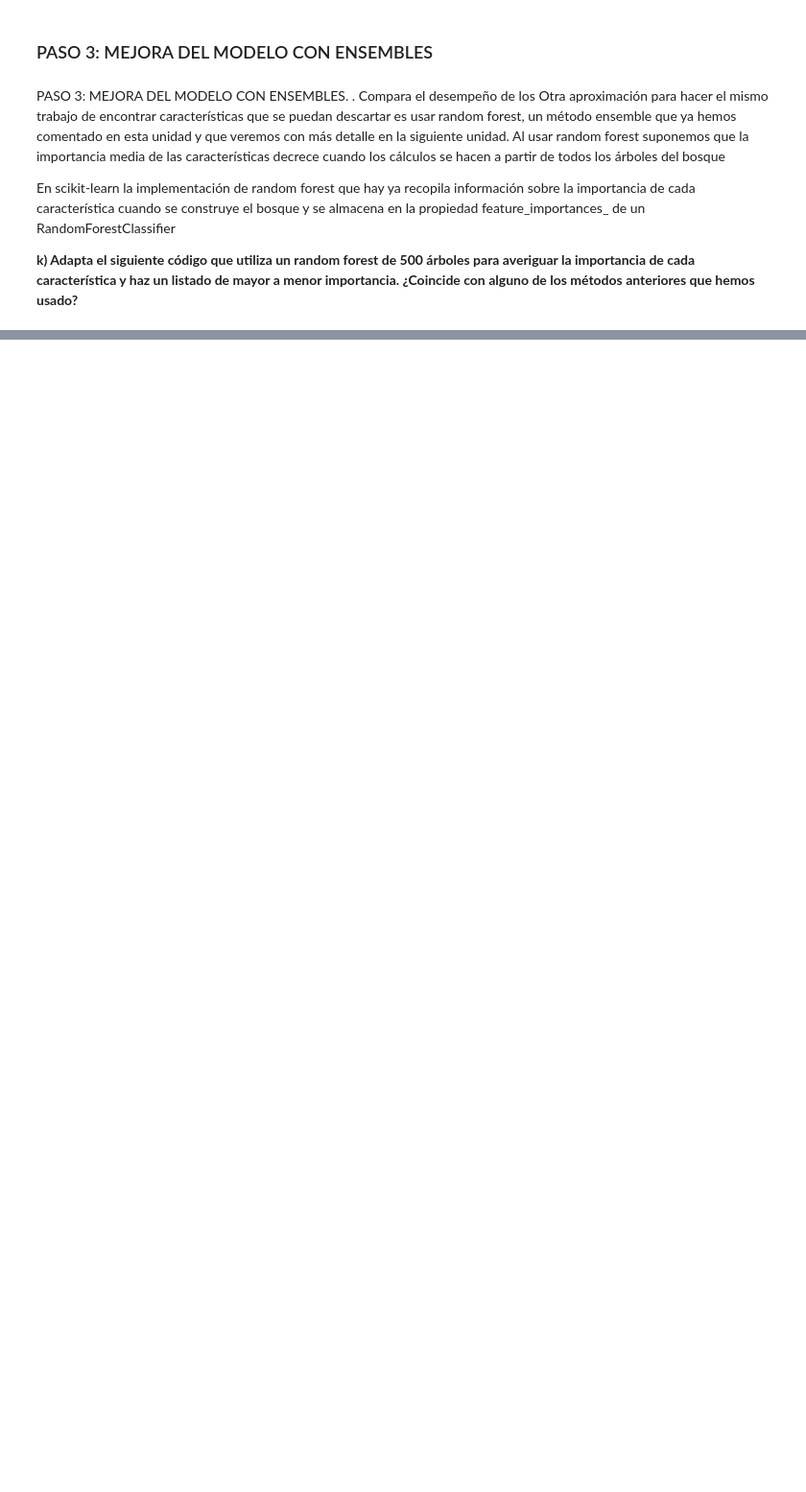
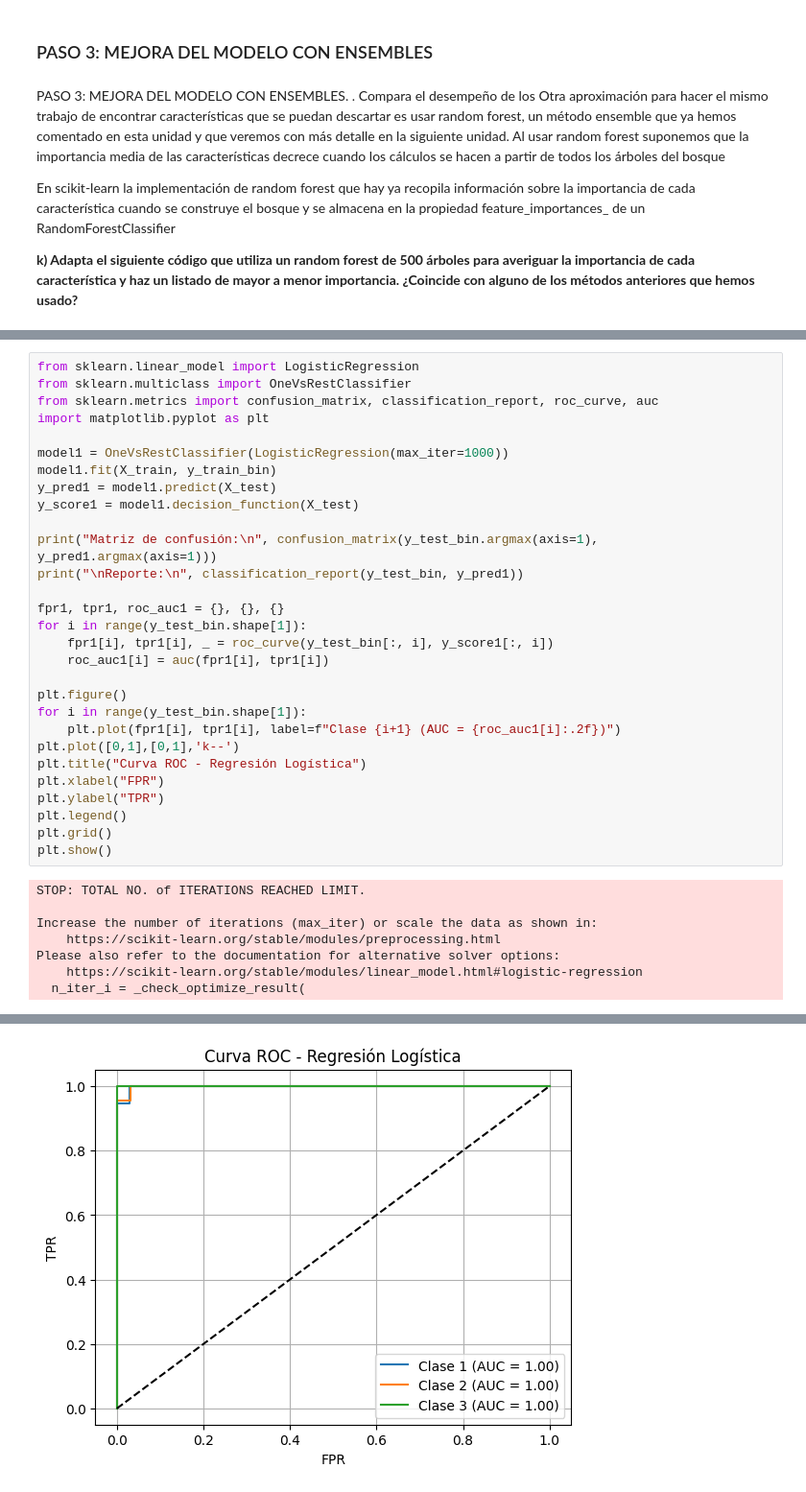
Before and after one commit to JuanMP/Sistemas-de-Aprendizaje, a Jupyter notebook: UD02/Clasificación/saa_02_p04_a3_JMP.ipynb, the cells around one changed output, grey strips where cells are left out. Shown at 96% size. Cells and saved outputs as stored; diff of their text form; blank space fills up the shorter version.

```diff
--- a/UD02/Clasificación/saa_02_p04_a3_JMP.ipynb
+++ b/UD02/Clasificación/saa_02_p04_a3_JMP.ipynb
@@ -678,0 +462,37 @@ def evaluar_modelo(modelo, X_train, X_test, y_train, y_test, nombre="modelo", gu
+# %%
+from sklearn.linear_model import LogisticRegression
+from sklearn.multiclass import OneVsRestClassifier
+from sklearn.metrics import confusion_matrix, classification_report, roc_curve, auc
+import matplotlib.pyplot as plt
+
+model1 = OneVsRestClassifier(LogisticRegression(max_iter=1000))
+model1.fit(X_train, y_train_bin)
+y_pred1 = model1.predict(X_test)
+y_score1 = model1.decision_function(X_test)
+
+print("Matriz de confusión:\n", confusion_matrix(y_test_bin.argmax(axis=1), y_pred1.argmax(axis=1)))
+print("\nReporte:\n", classification_report(y_test_bin, y_pred1))
+
+fpr1, tpr1, roc_auc1 = {}, {}, {}
+for i in range(y_test_bin.shape[1]):
+    fpr1[i], tpr1[i], _ = roc_curve(y_test_bin[:, i], y_score1[:, i])
+    roc_auc1[i] = auc(fpr1[i], tpr1[i])
+
+plt.figure()
+for i in range(y_test_bin.shape[1]):
+    plt.plot(fpr1[i], tpr1[i], label=f"Clase {i+1} (AUC = {roc_auc1[i]:.2f})")
+plt.plot([0,1],[0,1],'k--')
+plt.title("Curva ROC - Regresión Logística")
+plt.xlabel("FPR")
+plt.ylabel("TPR")
+plt.legend()
+plt.grid()
+plt.show()
+# %% [output]
+STOP: TOTAL NO. of ITERATIONS REACHED LIMIT.
+
+Increase the number of iterations (max_iter) or scale the data as shown in:
+    https://scikit-learn.org/stable/modules/preprocessing.html
+Please also refer to the documentation for alternative solver options:
+    https://scikit-learn.org/stable/modules/linear_model.html#logistic-regression
+  n_iter_i = _check_optimize_result(
@@ -678,0 +515 @@ def evaluar_modelo(modelo, X_train, X_test, y_train, y_test, nombre="modelo", gu
+[figure, added]
```
Also changed, not shown: parts of 27 cells of this notebook, 5 other files.
